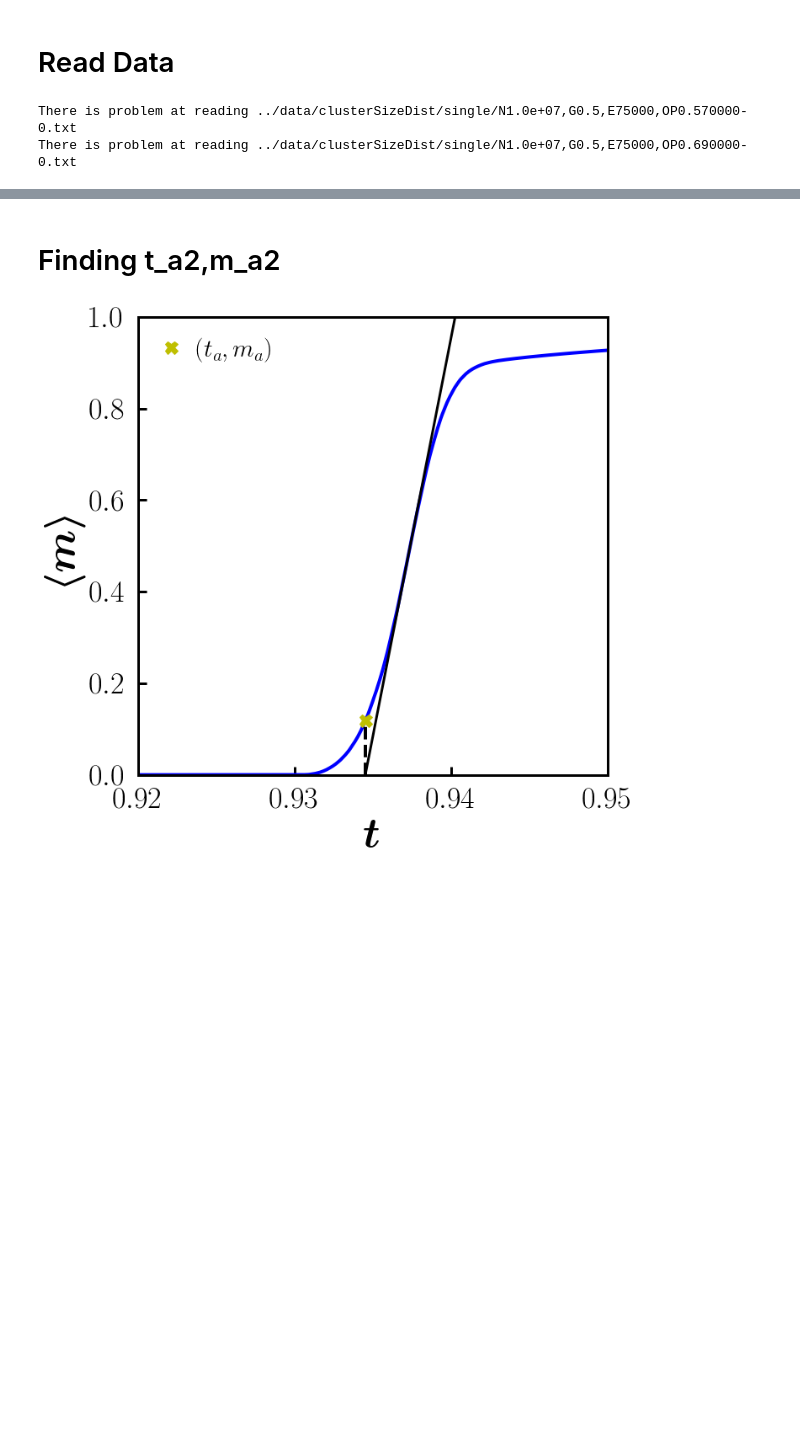
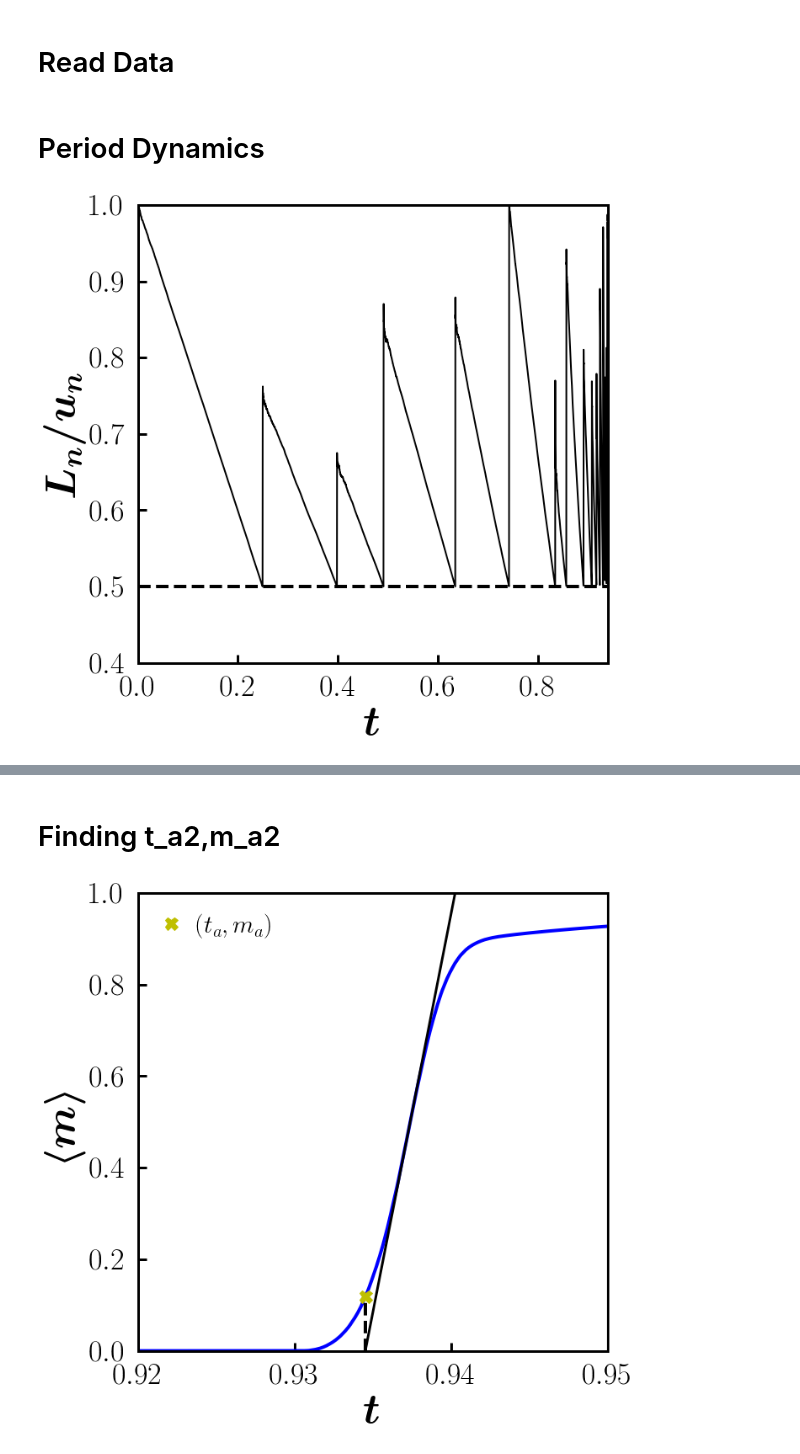
Before and after one commit to hoyunchoi/mBFW, a Jupyter notebook: src/main-plot.ipynb, the cells around one changed output, grey strips where cells are left out. Cells and saved outputs as stored; diff of their text form; code cells hidden in the pictures; blank space fills up the shorter version.

Commit message:
new observable: dynamics/periodDynamics

```diff
--- a/src/main-plot.ipynb
+++ b/src/main-plot.ipynb
@@ -20,6 +20,8 @@ orderParameter = {}
 meanClusterSize = {}
 orderParameterVariance = {}
 interEventTime = {}
+dynamics = {}
+periodDynamics = {}
 #* ---------------------------------------------------------
 ageDist = {}
 interEventTimeDist = {}
@@ -44,6 +46,8 @@ for networkSize in [10240000]:
         # meanClusterSize[current] = rd.read("meanClusterSize", networkSize, acceptanceThreshold)
         # orderParameterVariance[current] = rd.read("orderParameterVariance", networkSize, acceptanceThreshold)
         # interEventTime[current] = rd.read("interEventTime", networkSize, acceptanceThreshold)
+        dynamics[current] = rd.read("dynamics", networkSize, acceptanceThreshold)
+        periodDynamics[current] = rd.read("periodDynamics", networkSize, acceptanceThreshold)
         # #* ---------------------------------------------------------
         # for state in rd.states:
         #     ageDist[current, state] = rd.read("ageDist/" + state, networkSize, acceptanceThreshold)
@@ -53,11 +57,33 @@ for networkSize in [10240000]:
         # orderParameterDist_t[current] = rd.extractRepeater("orderParameterDist", networkSize, acceptanceThreshold)
         # for t in orderParameterDist_t[current]:
         #     orderParameterDist[current, t] = rd.read("orderParameterDist", networkSize, acceptanceThreshold, t)
-        clusterSizeDist_op[current] = rd.extractRepeater("clusterSizeDist", networkSize, acceptanceThreshold)
-        for op in clusterSizeDist_op[current]:
-            clusterSizeDist[current, op] = rd.read("clusterSizeDist", networkSize, acceptanceThreshold, op)
+        # clusterSizeDist_op[current] = rd.extractRepeater("clusterSizeDist", networkSize, acceptanceThreshold)
+        # for op in clusterSizeDist_op[current]:
+        #     clusterSizeDist[current, op] = rd.read("clusterSizeDist", networkSize, acceptanceThreshold, op)
         #* ---------------------------------------------------------
         # interEventTime_orderParameter = rd.read("interEventTime_orderParameter", networkSize, acceptanceThreshold)
-# %% [output]
-There is problem at reading ../data/clusterSizeDist/single/N1.0e+07,G0.5,E75000,OP0.570000-0.txt
-There is problem at reading ../data/clusterSizeDist/single/N1.0e+07,G0.5,E75000,OP0.690000-0.txt
+# %% [markdown]
+# Period Dynamics
+# %%
+fig, ax = plt.subplots()
+
+current = networkSize, acceptanceThreshold = 1280000, 0.5
+
+u, L = periodDynamics[current]
+a = L / u
+t = np.arange(0, len(a), 1) / networkSize
+
+t, a = avgLinBin(t, a, delta=1e-4)
+ax.plot(t, a, 'k-', linewidth=2, markersize=2)
+ax.plot([0, 1], [acceptanceThreshold, acceptanceThreshold], 'k--')
+
+
+ax.set_xlabel(latex_bold_string("t"))
+ax.set_ylabel(latex_bold_string("L_n/u_n"))
+ax.set_xlim([0, points[current]["t_c"]])
+ax.set_ylim([acceptanceThreshold - 0.1, 1])
+
+# fig.savefig("../fig/periodDynamics(N{:.1e}G{:.1f}).pdf".format(*current))
+fig.show()
+# %% [output]
+[figure, added]
```
Also changed, not shown: parts of 6 cells of this notebook, 4 other files.
